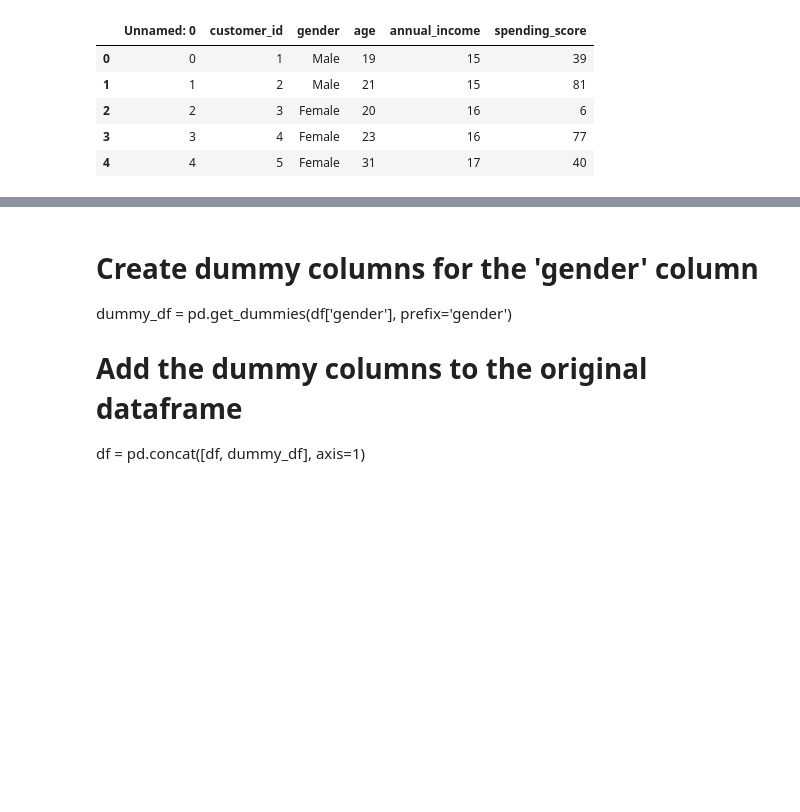
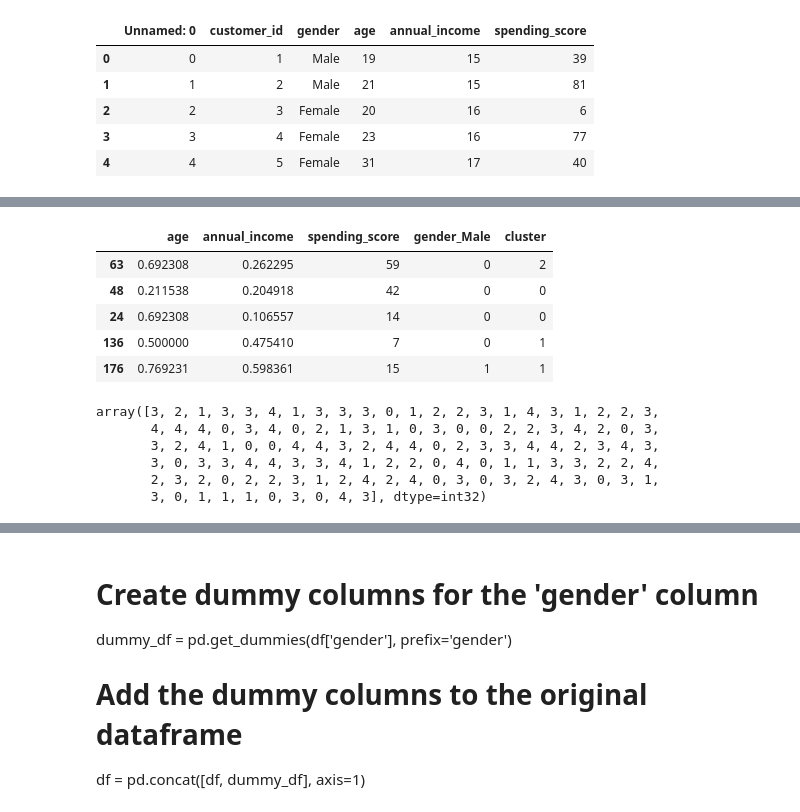
Before and after one commit to Brian-ONeil/clustering-exercises, a Jupyter notebook: clustering-exercises.ipynb, the cells around one changed output, grey strips where cells are left out. Saved outputs shown, nothing was run; the diff lists cells and outputs as text; code cells hidden in the pictures; blank space fills up the shorter version.

```diff
--- a/clustering-exercises.ipynb
+++ b/clustering-exercises.ipynb
@@ -627,0 +691,18 @@ ValueError: too many values to unpack (expected 3)
+# %%
+#Create a copy of my original dataframe to scale
+mall_df_scale = mall_train.copy()
+# %%
+#Create an instance of the scaler and fit/transform the same features I used before
+
+mms = MinMaxScaler()
+
+mall_df_scale[['age', 'annual_income']] = mms.fit_transform(mall_df_scale[['age', 'annual_income']])
+
+mall_df_scale.head()
+# %% [output]
+|  | age | annual_income | spending_score | gender_Male | cluster |
+| 63 | 0.692308 | 0.262295 | 59 | 0 | 2 |
+| 48 | 0.211538 | 0.204918 | 42 | 0 | 0 |
+| 24 | 0.692308 | 0.106557 | 14 | 0 | 0 |
+| 136 | 0.500000 | 0.475410 | 7 | 0 | 1 |
+| 176 | 0.769231 | 0.598361 | 15 | 1 | 1 |
@@ -627,0 +713,18 @@ ValueError: too many values to unpack (expected 3)
+# %%
+#Fit a new model to my scaled data
+
+# MAKE the thing
+kmeans_scale = KMeans(5)
+
+# FIT the thing
+kmeans_scale.fit(X_scale)
+
+# USE the thing
+kmeans_scale.predict(X_scale)
+# %% [output]
+array([3, 2, 1, 3, 3, 4, 1, 3, 3, 3, 0, 1, 2, 2, 3, 1, 4, 3, 1, 2, 2, 3,
+       4, 4, 4, 0, 3, 4, 0, 2, 1, 3, 1, 0, 3, 0, 0, 2, 2, 3, 4, 2, 0, 3,
+       3, 2, 4, 1, 0, 0, 4, 4, 3, 2, 4, 4, 0, 2, 3, 3, 4, 4, 2, 3, 4, 3,
+       3, 0, 3, 3, 4, 4, 3, 3, 4, 1, 2, 2, 0, 4, 0, 1, 1, 3, 3, 2, 2, 4,
+       2, 3, 2, 0, 2, 2, 3, 1, 2, 4, 2, 4, 0, 3, 0, 3, 2, 4, 3, 0, 3, 1,
+       3, 0, 1, 1, 1, 0, 3, 0, 4, 3], dtype=int32)
```
Also changed, not shown: parts of 29 cells of this notebook, 1 other file.
